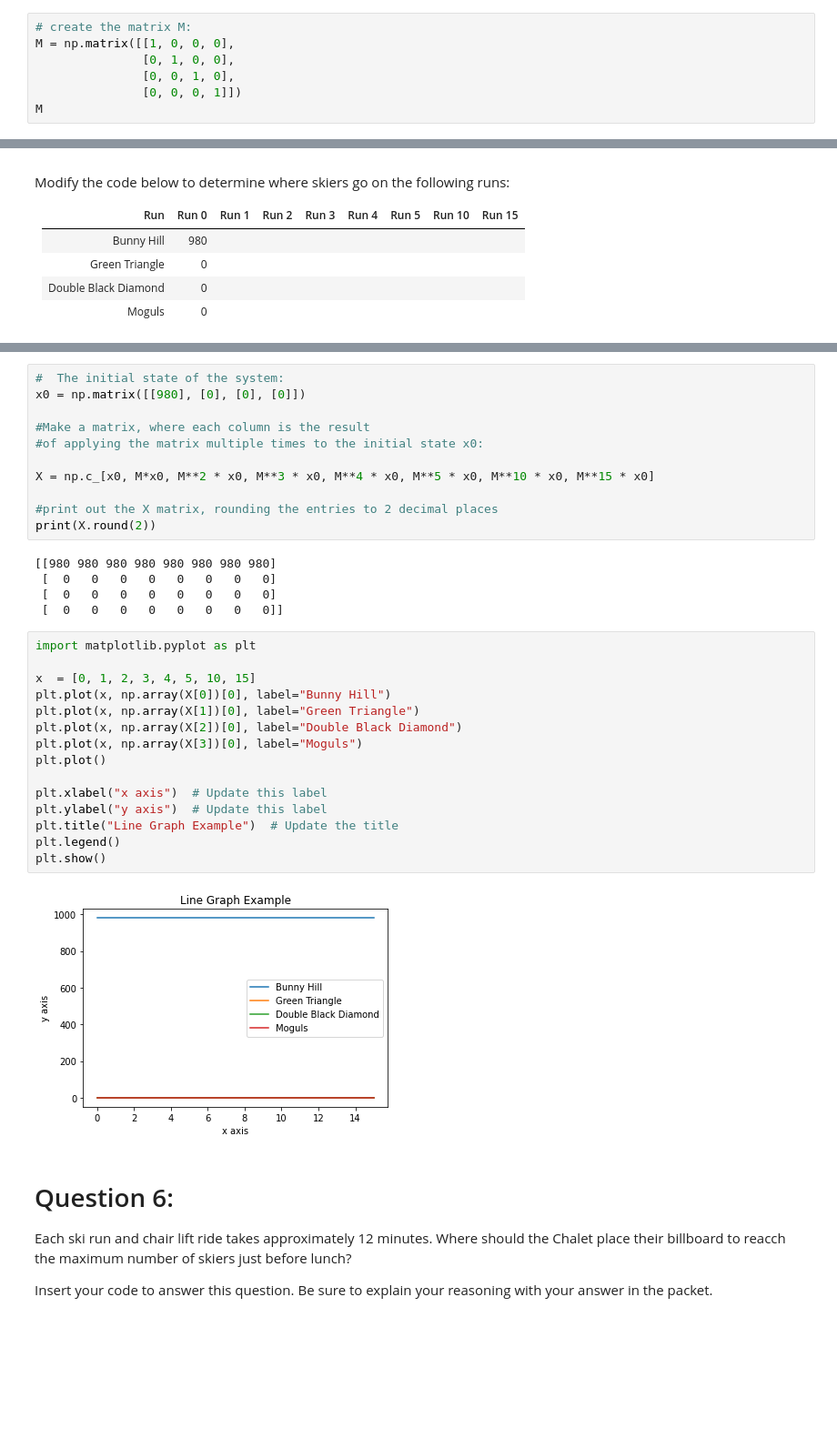
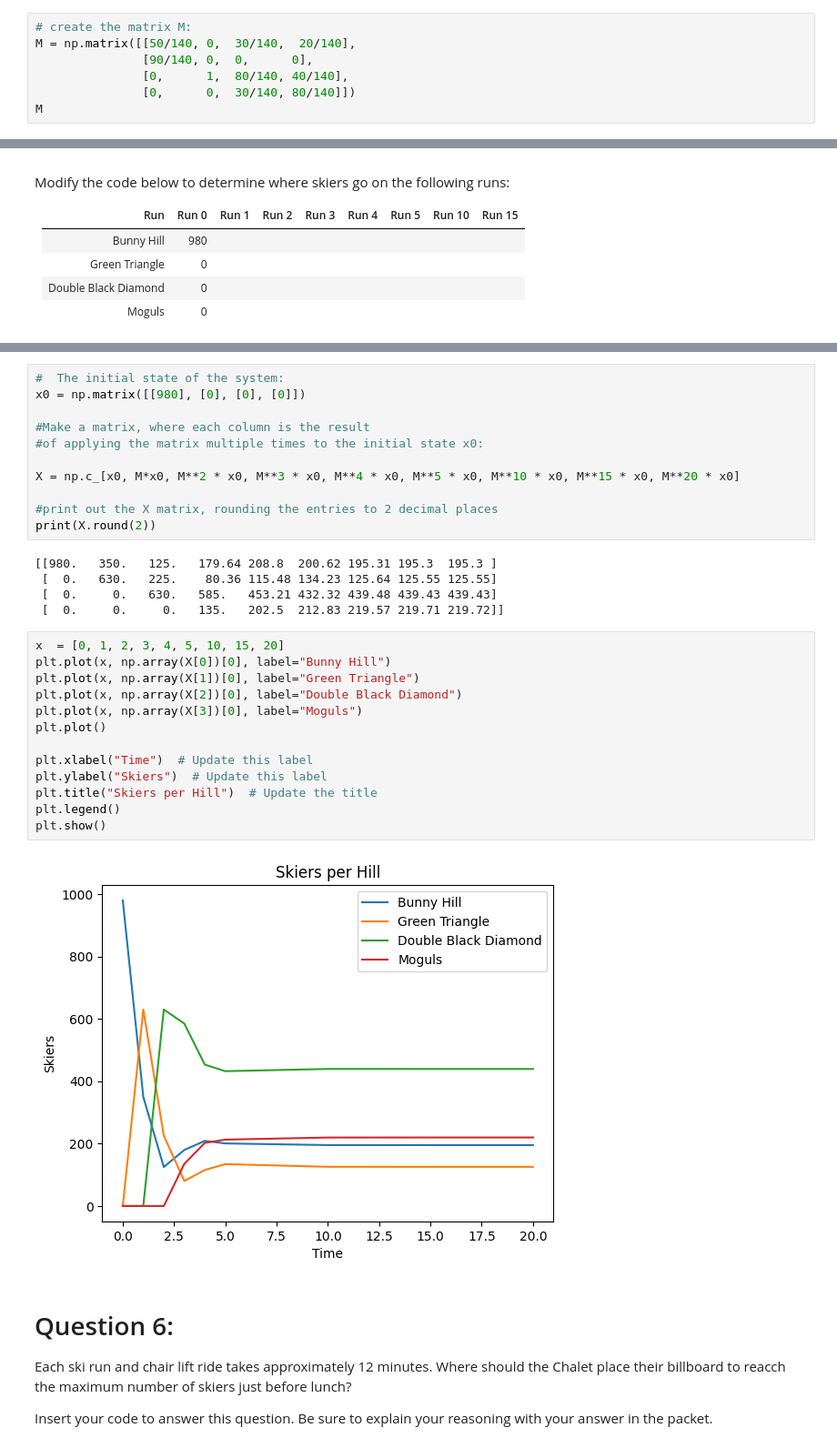
Before and after one commit to josephnagel1/MATH311_linear_algebra_projects, a Jupyter notebook: The_Ski_Hill_Transition_Matrices_and_Markov_Chains.ipynb, the cells around one changed output, grey strips where cells are left out. Shown at 91% size. Cells and saved outputs as stored; diff of their text form; blank space fills up the shorter version.

```diff
--- a/The_Ski_Hill_Transition_Matrices_and_Markov_Chains.ipynb
+++ b/The_Ski_Hill_Transition_Matrices_and_Markov_Chains.ipynb
@@ -21,9 +20,9 @@ Note: The data was collected on a Monday morning, a day when not very many peopl
 We construct a matrix equation model $$ M x_0 = x_1 $$ for the system. Although there were 140 people on the bunny hill when the data was collected, assume there were 980 skiers that start at the bunny hill.
 # %%
 # create the matrix M:
-M = np.matrix([[1, 0, 0, 0],
-               [0, 1, 0, 0],
-               [0, 0, 1, 0],
-               [0, 0, 0, 1]])
+M = np.matrix([[50/140, 0,  30/140,  20/140],
+               [90/140, 0,  0,      0],
+               [0,      1,  80/140, 40/140],
+               [0,      0,  30/140, 80/140]])
 M
 # %% [output]
@@ -85,32 +84,30 @@ x0 = np.matrix([[980], [0], [0], [0]])
 #Make a matrix, where each column is the result
 #of applying the matrix multiple times to the initial state x0:
 
-X = np.c_[x0, M*x0, M**2 * x0, M**3 * x0, M**4 * x0, M**5 * x0, M**10 * x0, M**15 * x0]
+X = np.c_[x0, M*x0, M**2 * x0, M**3 * x0, M**4 * x0, M**5 * x0, M**10 * x0, M**15 * x0, M**20 * x0]
 
 #print out the X matrix, rounding the entries to 2 decimal places
 print(X.round(2))
 # %% [output]
-[[980 980 980 980 980 980 980 980]
- [  0   0   0   0   0   0   0   0]
- [  0   0   0   0   0   0   0   0]
- [  0   0   0   0   0   0   0   0]]
+[[980.   350.   125.   179.64 208.8  200.62 195.31 195.3  195.3 ]
+ [  0.   630.   225.    80.36 115.48 134.23 125.64 125.55 125.55]
+ [  0.     0.   630.   585.   453.21 432.32 439.48 439.43 439.43]
+ [  0.     0.     0.   135.   202.5  212.83 219.57 219.71 219.72]]
 # %%
-import matplotlib.pyplot as plt
-
-x  = [0, 1, 2, 3, 4, 5, 10, 15]
+x  = [0, 1, 2, 3, 4, 5, 10, 15, 20]
 plt.plot(x, np.array(X[0])[0], label="Bunny Hill")
 plt.plot(x, np.array(X[1])[0], label="Green Triangle")
 plt.plot(x, np.array(X[2])[0], label="Double Black Diamond")
 plt.plot(x, np.array(X[3])[0], label="Moguls")
 plt.plot()
 
-plt.xlabel("x axis")  # Update this label
-plt.ylabel("y axis")  # Update this label
-plt.title("Line Graph Example")  # Update the title
+plt.xlabel("Time")  # Update this label
+plt.ylabel("Skiers")  # Update this label
+plt.title("Skiers per Hill")  # Update the title
 plt.legend()
 plt.show()
 # %% [output]
-[figure, old version]
+[figure, new version]
 # %% [markdown]
 # Question 6:
 
```
Also changed, not shown: parts of 17 cells of this notebook.
